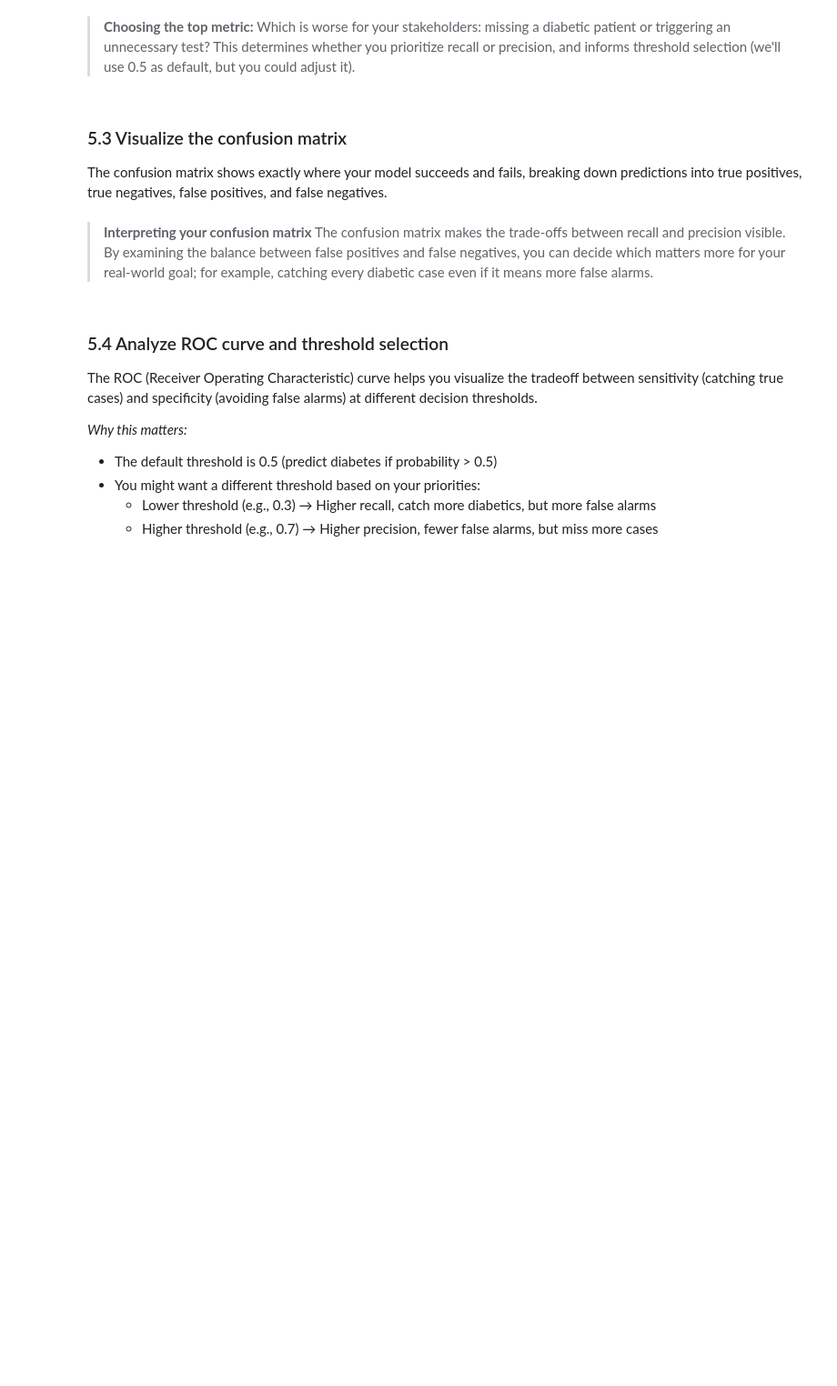
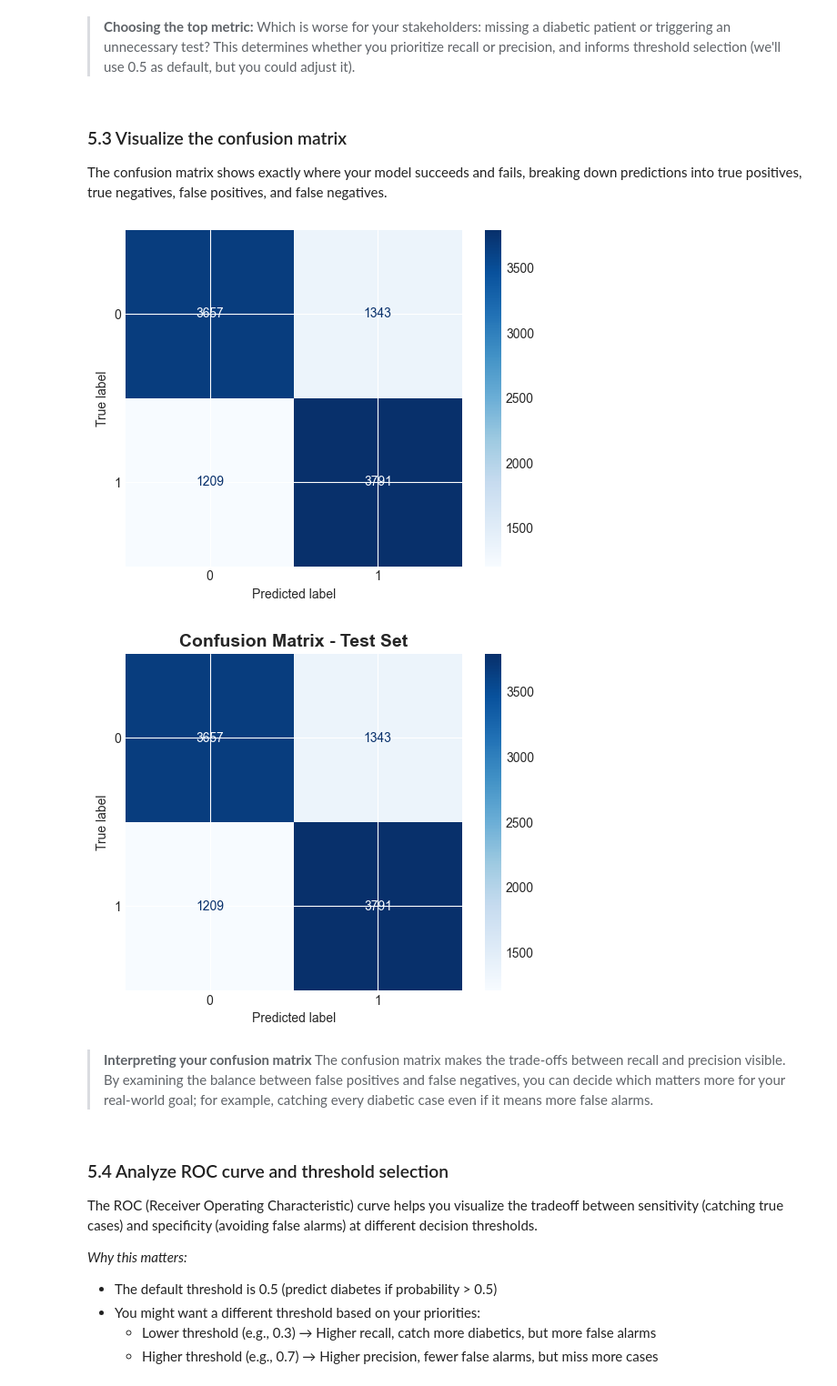
Before and after one commit to MrHannibal26/Predict_Diabetes_Project, a Jupyter notebook: diabetes_prediction_mlp.ipynb, the cells around one changed output. Shown at 91% size. Drawn from its saved outputs; the diff is of its cells as text; code cells hidden in the pictures; blank space fills up the shorter version.

```diff
--- a/diabetes_prediction_mlp.ipynb
+++ b/diabetes_prediction_mlp.ipynb
@@ -1140,8 +1264,26 @@ def evaluate_model(model: nn.Module,
     all_labels = []
     results = []
 
-    # ------- Add your code here
+    for X, y in data_loader:
+        prediction = model(X.to(device))
+        all_predictions.extend(prediction.cpu().squeeze().detach().numpy())
+        all_labels.extend(y.cpu().squeeze().detach().numpy())
+        results.append((prediction.cpu().squeeze().detach().numpy()) > threshold)  # Store prediction based on threshold
 
-    return results
+    all_predictions = np.array(all_predictions)
+    all_labels = np.array(all_labels)
+    pred_labels = (all_predictions > threshold).astype(int)
+    metrics_dict = {
+        "recall": metrics.recall_score(all_labels, pred_labels),
+        "precision": metrics.precision_score(all_labels, pred_labels),
+        "f1": metrics.f1_score(all_labels, pred_labels)
+    }
+
+    return {
+        "predictions": all_predictions,
+        "true_labels": all_labels,
+        "pred_labels": pred_labels,
+        "metrics": metrics_dict
+    }
 
 print("Evaluation function created successfully!")
@@ -1160,4 +1304,5 @@ Now we'll use our evaluation function to assess the baseline model's performance
 # HINT: Call evaluate_model() with your trained model and test_loader.
 #       Extract the metrics from the returned dictionary and display them.
 
-# ------- Add your code here
+test_results = evaluate_model(model, test_loader, device)
+print("Test Results:", test_results)
@@ -1170,14 +1318,17 @@ The confusion matrix shows exactly where your model succeeds and fails, breaking
 # %%
 # TODO 20: Create and visualize the confusion matrix
 # HINT: Use sklearn to calculate and visualize the confusion matrix.
 #       This approach automatically labels axes (true vs. predicted) and provides a clean layout.
 #       Optionally, you can adjust color maps or figure size for better readability.
 # REFERENCE: https://scikit-learn.org/stable/modules/generated/sklearn.metrics.ConfusionMatrixDisplay.html
 
-disp =   # ------- Add your code here
+disp = metrics.ConfusionMatrixDisplay.from_predictions(test_results['true_labels'], test_results['pred_labels'], cmap='Blues', colorbar=True)
 disp.plot(cmap='Blues', colorbar=True)
 plt.title('Confusion Matrix - Test Set', fontsize=14, fontweight='bold')
 plt.show()
+# %% [output]
+[figure, added]
+[figure, added]
 # %% [markdown]
 > **Interpreting your confusion matrix** The confusion matrix makes the trade-offs between recall and precision visible. By examining the balance between false positives and false negatives, you can decide which matters more for your real-world goal; for example, catching every diabetic case even if it means more false alarms.
 # %% [markdown]
```
Also changed, not shown: parts of 27 cells of this notebook.
